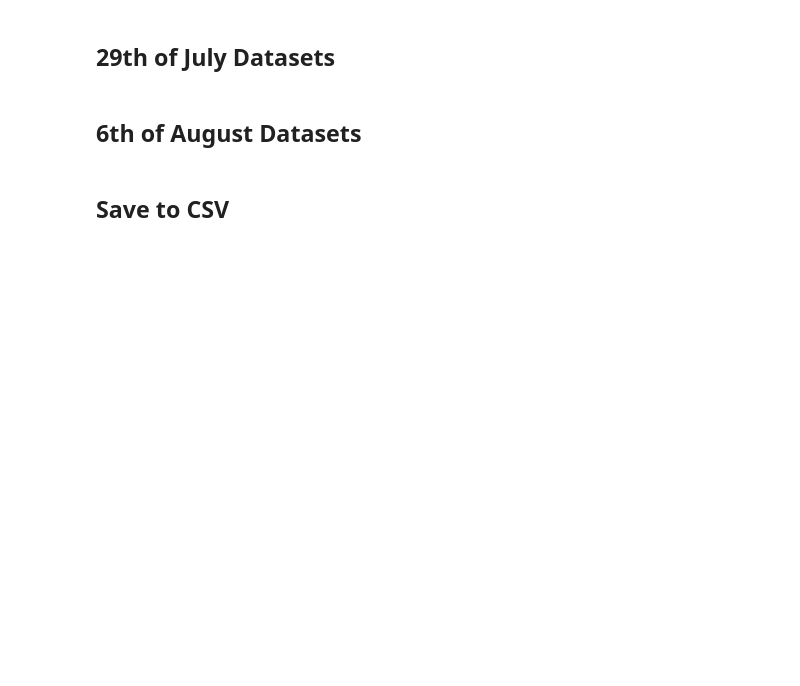
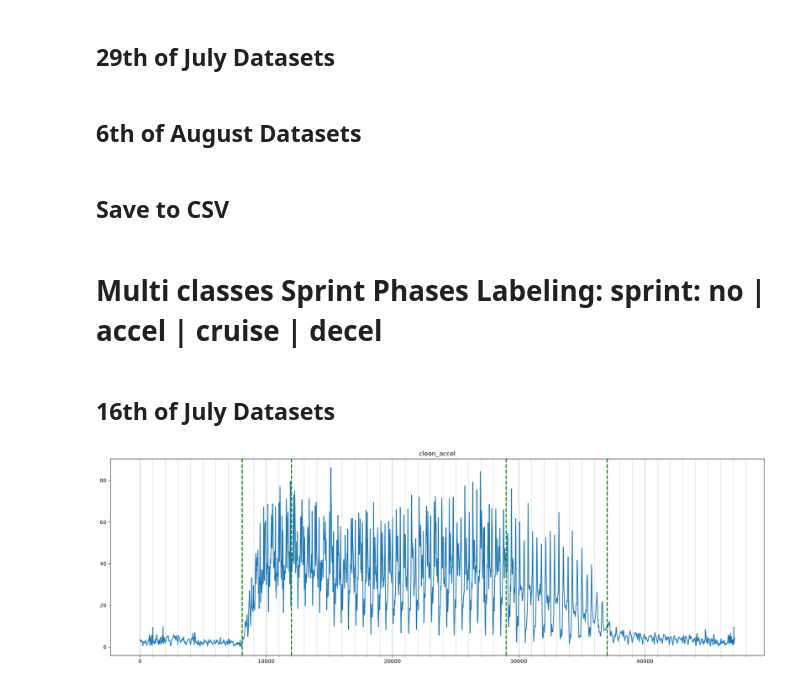
Before and after one commit to minguyeme/sprint_companion, a Jupyter notebook: ml_automation/notebooks/02_label.ipynb, the cells around one changed output. Drawn from its saved outputs; the diff is of its cells as text; code cells hidden in the pictures; blank space fills up the shorter version.

Commit message:
feat: add multiple classes sprint phase labeling

```diff
--- a/ml_automation/notebooks/02_label.ipynb
+++ b/ml_automation/notebooks/02_label.ipynb
@@ -103,0 +105,15 @@ mark(path, labels_df, ax, 6800, 30000)
+# %% [markdown]
+# Multi classes Sprint Phases Labeling: sprint: no | accel | cruise | decel
+# %%
+labels_df = pd.DataFrame(columns=["path", "start", "cruise", "decel", "end"]).set_index(
+    "path"
+)
+# %% [markdown]
+## 16th of July Datasets
+# %%
+relative_path = "data/16_7_2026/stationary_sprint_walk_1784073260195.csv"
+path = "../" + relative_path
+ax = plot_stream(path, zoom=False, loc= 27000, scale=15000)
+mark(path, labels_df, ax, 8100, 12000, 29000, 37000)
+# %% [output]
+[figure, added]
```
Also changed, not shown: parts of 22 cells of this notebook, 1 other file.
